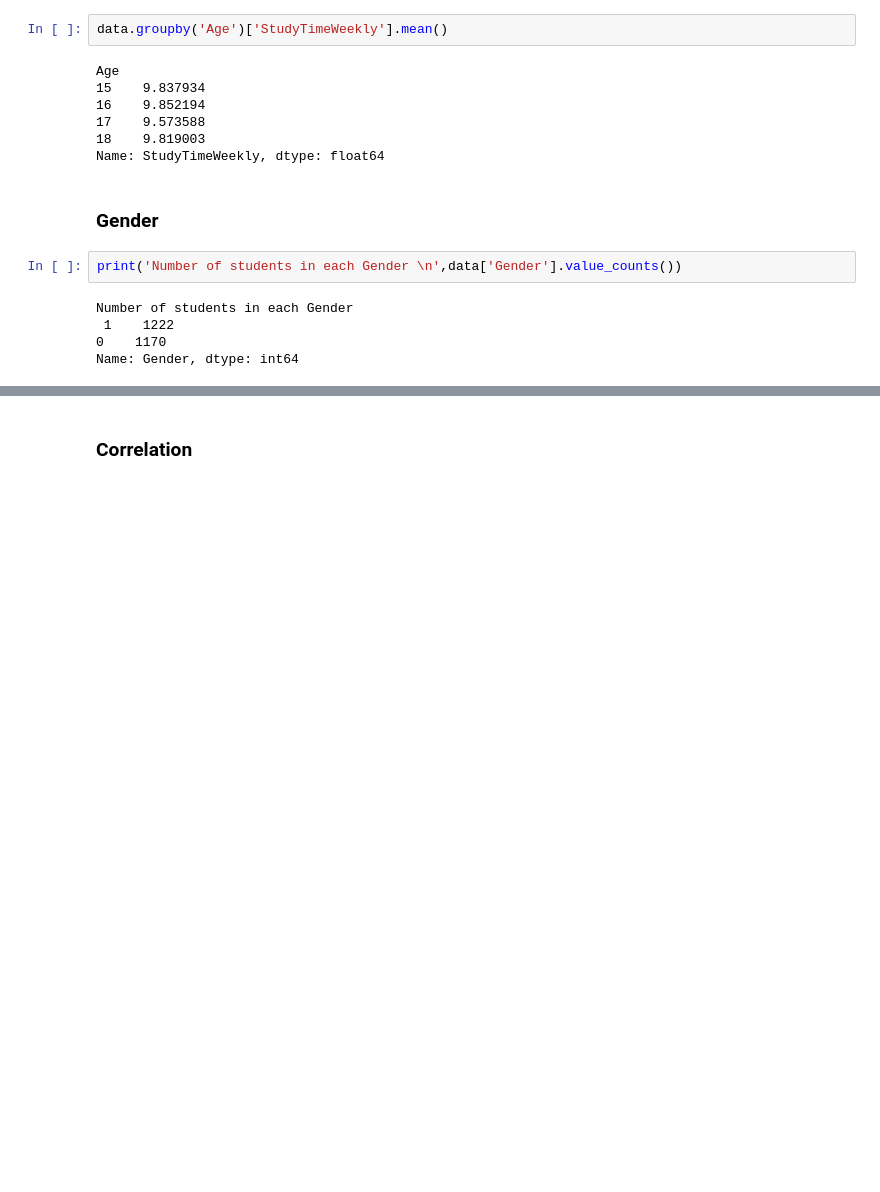
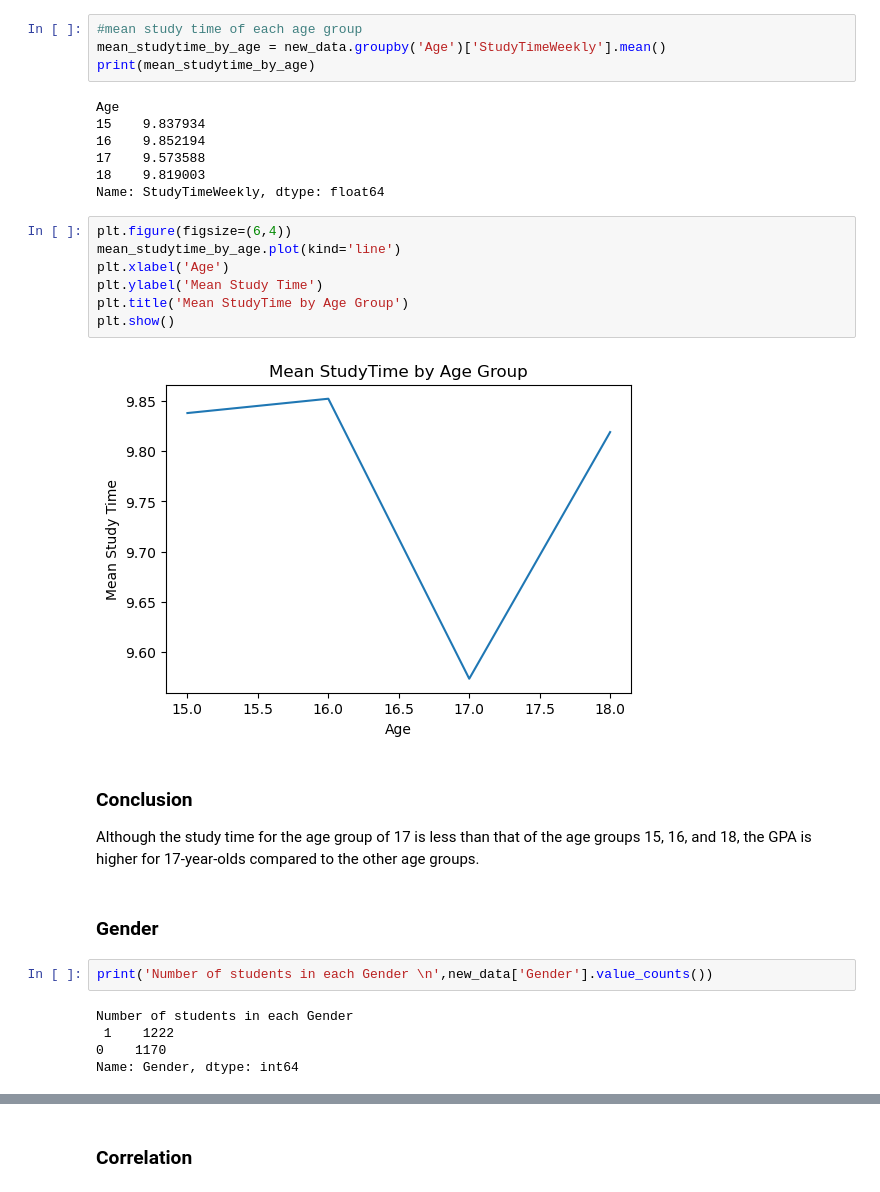
Before and after one commit to sidiquegithub/STUDENTS-PERFORMANCE, a Jupyter notebook: CODE/Untitled.ipynb, the cells around one changed output, grey strips where cells are left out. Drawn from its saved outputs; the diff is of its cells as text; blank space fills up the shorter version.

```diff
--- a/CODE/Untitled.ipynb
+++ b/CODE/Untitled.ipynb
@@ -154,7 +252,9 @@ Age
 18    4.0
 Name: GradeClass, dtype: float64
 # %%
-data.groupby('Age')['StudyTimeWeekly'].mean()
+#mean study time of each age group
+mean_studytime_by_age = new_data.groupby('Age')['StudyTimeWeekly'].mean()
+print(mean_studytime_by_age)
 # %% [output]
 Age
 15    9.837934
@@ -162,10 +262,23 @@ Age
 17    9.573588
 18    9.819003
 Name: StudyTimeWeekly, dtype: float64
+# %%
+plt.figure(figsize=(6,4))
+mean_studytime_by_age.plot(kind='line')
+plt.xlabel('Age')
+plt.ylabel('Mean Study Time')
+plt.title('Mean StudyTime by Age Group')
+plt.show()
+# %% [output]
+[figure, added]
+# %% [markdown]
+### Conclusion
+
+Although the study time for the age group of 17 is less than that of the age groups 15, 16, and 18, the GPA is higher for 17-year-olds compared to the other age groups.
 # %% [markdown]
 ### Gender
 # %%
-print('Number of students in each Gender \n',data['Gender'].value_counts())
+print('Number of students in each Gender \n',new_data['Gender'].value_counts())
 # %% [output]
 Number of students in each Gender
  1    1222
```
Also changed, not shown: parts of 19 cells of this notebook.
